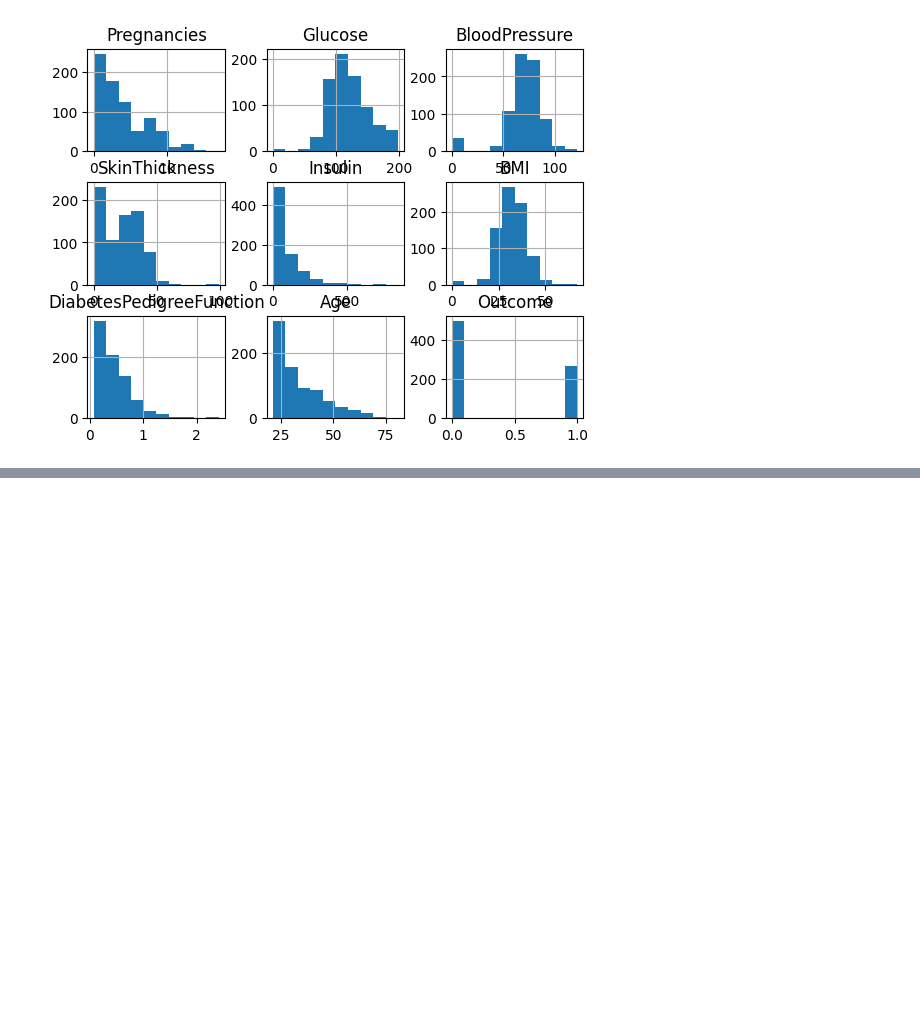
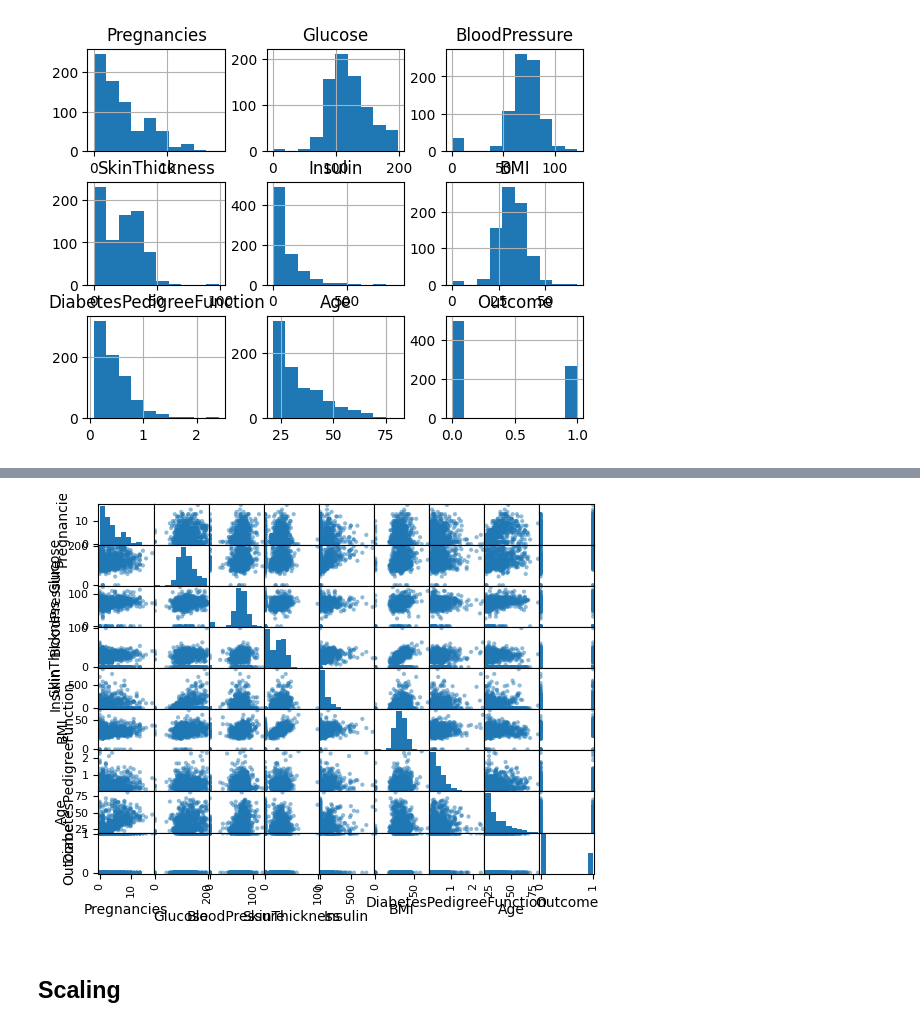
Before and after one commit to krzkro4122/ml-phishing-websites, a Jupyter notebook: notebook.ipynb, the cells around one changed output, grey strips where cells are left out. Cells and saved outputs as stored; diff of their text form; code cells hidden in the pictures; blank space fills up the shorter version.

```diff
--- a/notebook.ipynb
+++ b/notebook.ipynb
@@ -58,0 +89,7 @@ plt.show()
+# %%
+from pandas.plotting import scatter_matrix
+
+scatter_matrix(data)
+plt.show()
+# %% [output]
+[figure, added]
@@ -58,0 +99,2 @@ plt.show()
+# %% [markdown]
+## Scaling
```
Also changed, not shown: parts of 5 cells of this notebook.
